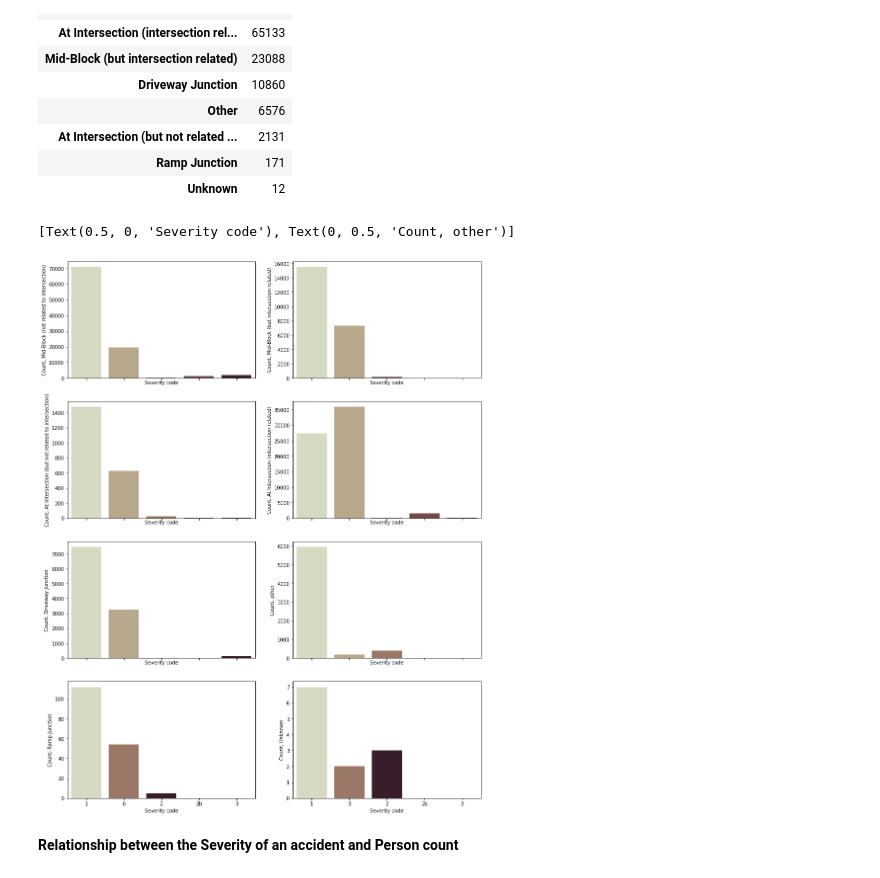
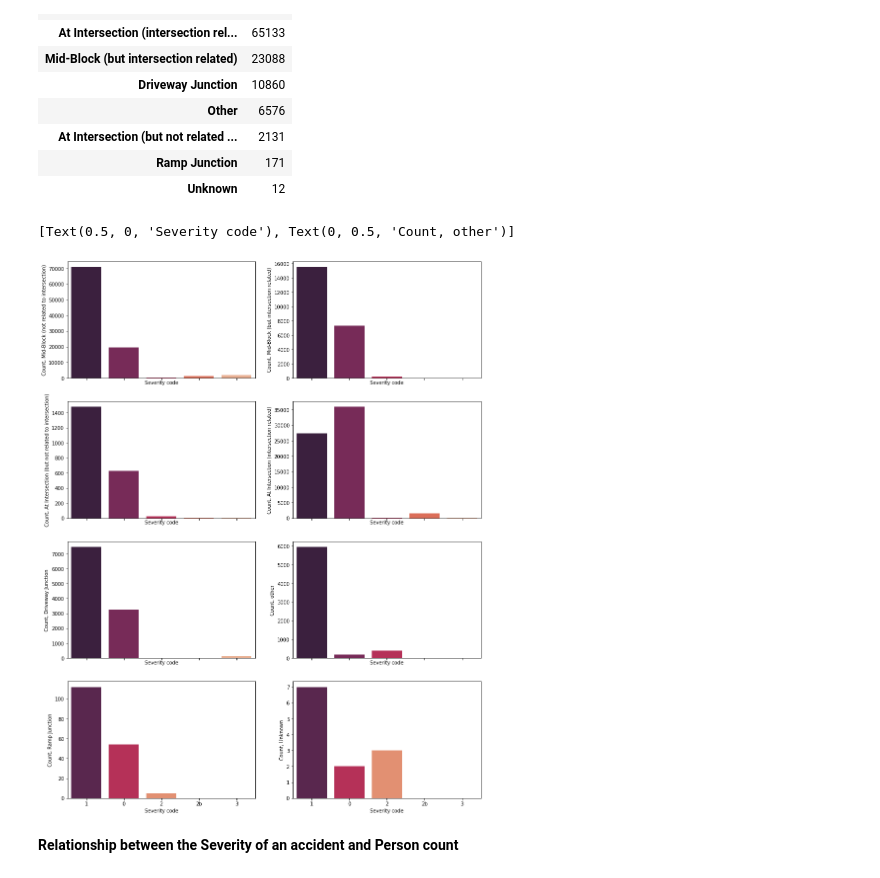
Before and after one commit to sankha14/Applied_Data_Science_Capstone, a Jupyter notebook: Car_Accident_Severity_Prediction.ipynb, the cells around one changed output. Drawn from its saved outputs; the diff is of its cells as text; code cells hidden in the pictures.

Commit message:
data pre processing done, ready for modeling

```diff
--- a/Car_Accident_Severity_Prediction.ipynb
+++ b/Car_Accident_Severity_Prediction.ipynb
@@ -881,42 +874,42 @@ df_coll_clean['JUNCTIONTYPE'].value_counts().to_frame('count')
 # %%
 junc1_df = df_coll_clean[df_coll_clean['JUNCTIONTYPE']== 'Mid-Block (not related to intersection)']
 junc2_df = df_coll_clean[df_coll_clean['JUNCTIONTYPE']== 'Mid-Block (but intersection related)']
 junc3_df = df_coll_clean[df_coll_clean['JUNCTIONTYPE']== 'At Intersection (but not related to intersection)']
 junc4_df = df_coll_clean[df_coll_clean['JUNCTIONTYPE']== 'At Intersection (intersection related)']
 junc5_df = df_coll_clean[df_coll_clean['JUNCTIONTYPE']== 'Driveway Junction']
 junc6_df = df_coll_clean[df_coll_clean['JUNCTIONTYPE']== 'Ramp Junction']
 junc7_df = df_coll_clean[df_coll_clean['JUNCTIONTYPE']== 'Other']
 junc8_df = df_coll_clean[df_coll_clean['JUNCTIONTYPE']== 'Unknown']
 
 
 fig, axes = plt.subplots(4, 2, sharex = True, figsize = (15,20))
 
-sns.countplot(ax = axes[3, 0], x = junc6_df['SEVERITYCODE'], palette = 'ch: .50', data = junc6_df)
+sns.countplot(ax = axes[3, 0], x = junc6_df['SEVERITYCODE'], palette = 'rocket', data = junc6_df)
 axes[3,0].set(xlabel = 'Severity code', ylabel = 'Count, Ramp Junction')
 
-sns.countplot(ax = axes[3, 1], x = junc8_df['SEVERITYCODE'], palette = 'ch: .50', data = junc8_df)
+sns.countplot(ax = axes[3, 1], x = junc8_df['SEVERITYCODE'], palette = 'rocket', data = junc8_df)
 axes[3,1].set(xlabel = 'Severity code', ylabel = 'Count, Unknown')
 
-sns.countplot(ax = axes[0, 0], x = junc1_df['SEVERITYCODE'], palette = 'ch: .50', data = junc1_df)
+sns.countplot(ax = axes[0, 0], x = junc1_df['SEVERITYCODE'], palette = 'rocket', data = junc1_df)
 axes[0,0].set(xlabel = 'Severity code', ylabel = 'Count, Mid-Block (not related to intersection)')
 
-sns.countplot(ax = axes[0, 1], x = junc2_df['SEVERITYCODE'], palette = 'ch: .50', data = junc2_df)
+sns.countplot(ax = axes[0, 1], x = junc2_df['SEVERITYCODE'], palette = 'rocket', data = junc2_df)
 axes[0,1].set(xlabel = 'Severity code', ylabel = 'Count, Mid-Block (but intersection related)')
 
-sns.countplot(ax = axes[1, 0], x = junc3_df['SEVERITYCODE'], palette = 'ch: .50', data = junc3_df)
+sns.countplot(ax = axes[1, 0], x = junc3_df['SEVERITYCODE'], palette = 'rocket', data = junc3_df)
 axes[1,0].set(xlabel = 'Severity code', ylabel = 'Count, At Intersection (but not related to intersection)')
 
-sns.countplot(ax = axes[1, 1], x = junc4_df['SEVERITYCODE'], palette = 'ch: .50', data = junc4_df)
+sns.countplot(ax = axes[1, 1], x = junc4_df['SEVERITYCODE'], palette = 'rocket', data = junc4_df)
 axes[1,1].set(xlabel = 'Severity code', ylabel = 'Count, At Intersection (intersection related)')
 
-sns.countplot(ax = axes[2, 0], x = junc5_df['SEVERITYCODE'], palette = 'ch: .50', data = junc5_df)
+sns.countplot(ax = axes[2, 0], x = junc5_df['SEVERITYCODE'], palette = 'rocket', data = junc5_df)
 axes[2,0].set(xlabel = 'Severity code', ylabel = 'Count, Driveway Junction')
 
-sns.countplot(ax = axes[2, 1], x = junc7_df['SEVERITYCODE'], palette = 'ch: .50', data = junc7_df)
+sns.countplot(ax = axes[2, 1], x = junc7_df['SEVERITYCODE'], palette = 'rocket', data = junc7_df)
 axes[2,1].set(xlabel = 'Severity code', ylabel = 'Count, other')
 # %% [output]
 [Text(0.5, 0, 'Severity code'), Text(0, 0.5, 'Count, other')]
-[figure, old version]
+[figure, new version]
 # %% [markdown]
 **Relationship between the Severity of an accident and Person count**
 # %%
```
Also changed, not shown: parts of 28 cells of this notebook.
